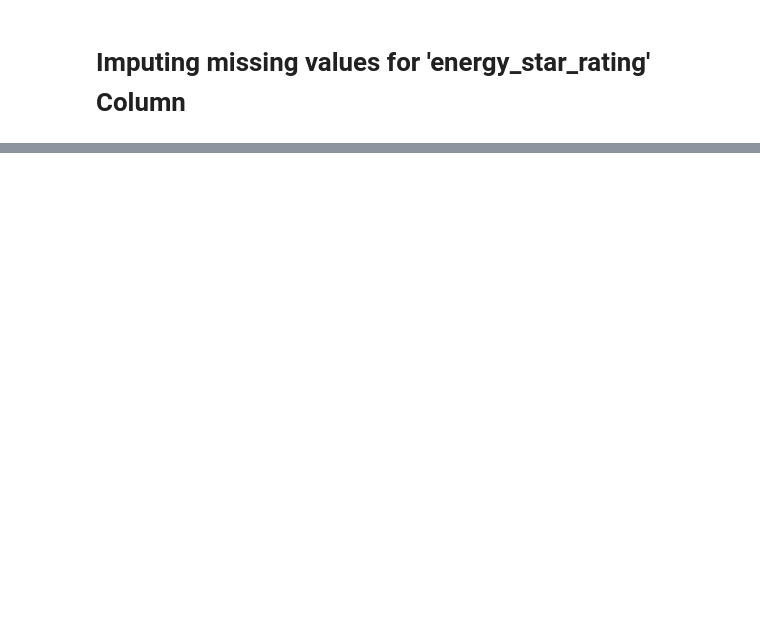
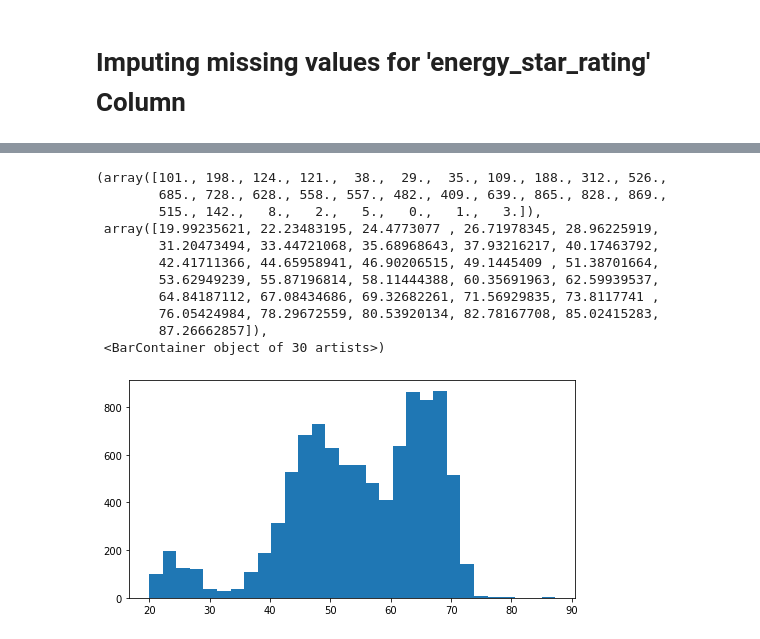
Before and after one commit to SadiqueAbdullah/WIDS_Datathon2022, a Jupyter notebook: wids-datathon2022.ipynb, the cells around one changed output, grey strips where cells are left out. Cells and saved outputs as stored; diff of their text form; code cells hidden in the pictures; blank space fills up the shorter version.

```diff
--- a/wids-datathon2022.ipynb
+++ b/wids-datathon2022.ipynb
@@ -600,0 +597,4 @@ plt.hist(data_1['energy_star_rating'], bins=20)
+# %%
+#Imputing the missing values in 'year_built' column
+df['year_built'] = df['year_built'].interpolate(method = 'linear', axis =0)
+df.year_built.describe()
@@ -600,0 +611,4 @@ plt.hist(data_1['energy_star_rating'], bins=20)
+# %%
+#Imputing the missing values in ''energy_star_rating'' columns
+df['energy_star_rating'] =df['energy_star_rating'].interpolate(method = 'linear', axis =0)
+df['energy_star_rating'].describe()
@@ -600,0 +645,23 @@ plt.hist(data_1['energy_star_rating'], bins=20)
+# %%
+df = df.drop(columns =['direction_peak_wind_speed', 'direction_max_wind_speed'],axis = 1)
+# %%
+# df = df.interpolate(method = 'linear', axis = 1)
+
+df['site_eui'] = regr.predict(df)
+# %%
+plt.figure(figsize= (8,4))
+submission = df[['id', 'site_eui']]
+plt.hist(submission['site_eui'], bins= 30)
+# %% [output]
+(array([101., 198., 124., 121.,  38.,  29.,  35., 109., 188., 312., 526.,
+        685., 728., 628., 558., 557., 482., 409., 639., 865., 828., 869.,
+        515., 142.,   8.,   2.,   5.,   0.,   1.,   3.]),
+ array([19.99235621, 22.23483195, 24.4773077 , 26.71978345, 28.96225919,
+        31.20473494, 33.44721068, 35.68968643, 37.93216217, 40.17463792,
+        42.41711366, 44.65958941, 46.90206515, 49.1445409 , 51.38701664,
+        53.62949239, 55.87196814, 58.11444388, 60.35691963, 62.59939537,
+        64.84187112, 67.08434686, 69.32682261, 71.56929835, 73.8117741 ,
+        76.05424984, 78.29672559, 80.53920134, 82.78167708, 85.02415283,
+        87.26662857]),
+ <BarContainer object of 30 artists>)
+[figure, added]
```
Also changed, not shown: parts of 50 cells of this notebook.
